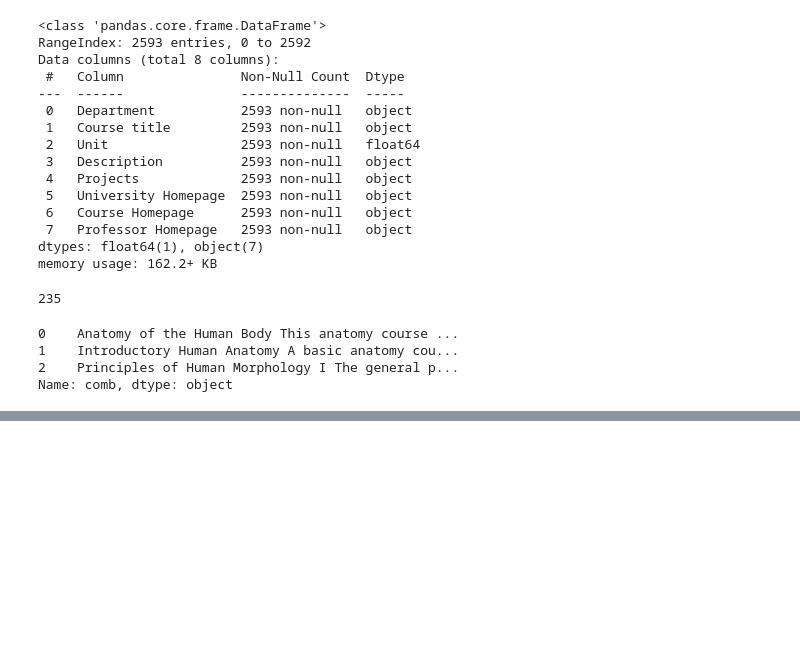
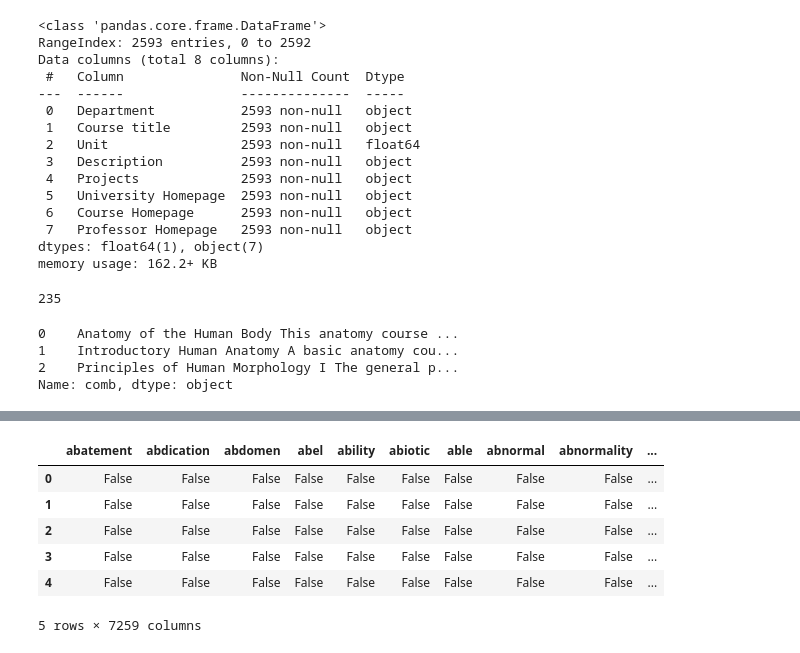
Before and after one commit to amireol/KeywordExtensionOfQueenUniversityCourses, a Jupyter notebook: Untitled.ipynb, the cells around one changed output, grey strips where cells are left out. Cells and saved outputs as stored; diff of their text form; code cells hidden in the pictures; blank space fills up the shorter version.

```diff
--- a/Untitled.ipynb
+++ b/Untitled.ipynb
@@ -93,0 +184,10 @@ df[ps.stem(sentence) for sentence in df['comb']]
+# %%
+dfx.head()
+# %% [output]
+|  | abatement | abdication | abdomen | abel | ability | abiotic | able | abnormal | abnormality | ... |
+| 0 | False | False | False | False | False | False | False | False | False | ... |
+| 1 | False | False | False | False | False | False | False | False | False | ... |
+| 2 | False | False | False | False | False | False | False | False | False | ... |
+| 3 | False | False | False | False | False | False | False | False | False | ... |
+| 4 | False | False | False | False | False | False | False | False | False | ... |
+5 rows × 7259 columns
```
Also changed, not shown: parts of 23 cells of this notebook.
